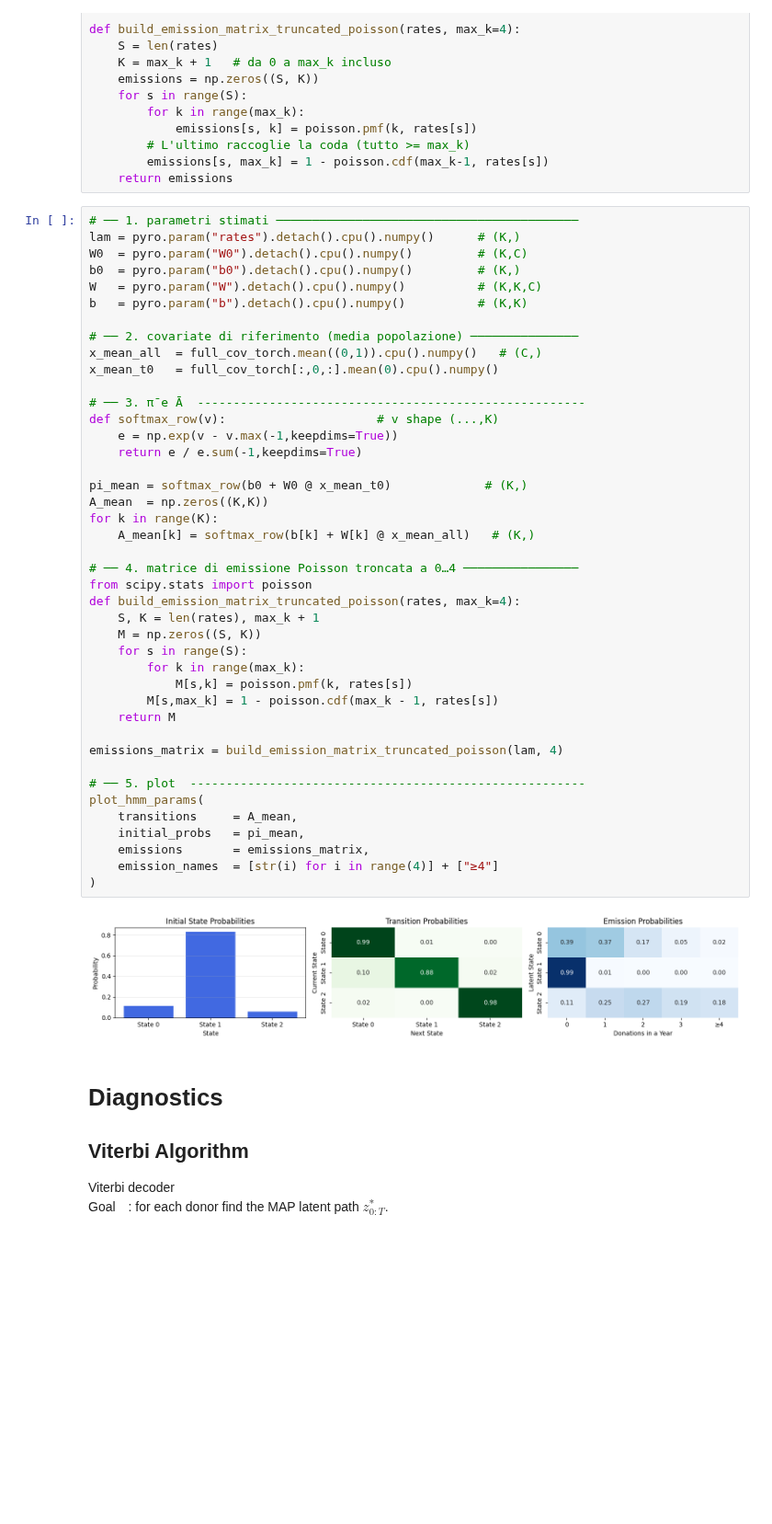
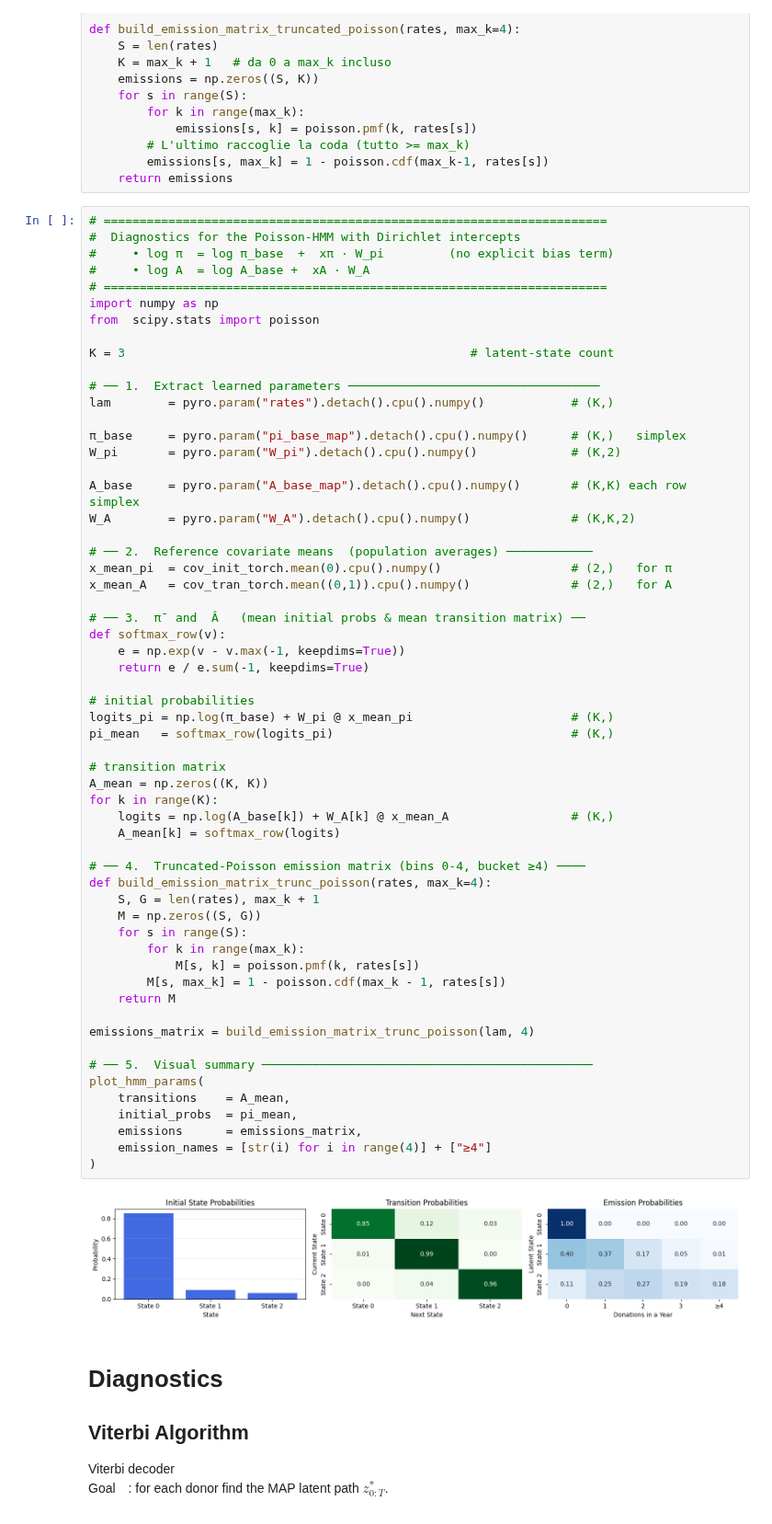
Before and after one commit to erikdeluca/Blood-Donors, a Jupyter notebook: Python/Bayesian HMM with covariates.ipynb, the cells around one changed output. Shown at 92% size. Drawn from its saved outputs; the diff is of its cells as text; blank space fills up the shorter version.

```diff
--- a/Python/Bayesian HMM with covariates.ipynb
+++ b/Python/Bayesian HMM with covariates.ipynb
@@ -324,49 +324,65 @@ def build_emission_matrix_truncated_poisson(rates, max_k=4):
         emissions[s, max_k] = 1 - poisson.cdf(max_k-1, rates[s])
     return emissions
 # %%
-# ── 1. parametri stimati ──────────────────────────────────────────
-lam = pyro.param("rates").detach().cpu().numpy()      # (K,)
-W0  = pyro.param("W0").detach().cpu().numpy()         # (K,C)
-b0  = pyro.param("b0").detach().cpu().numpy()         # (K,)
-W   = pyro.param("W").detach().cpu().numpy()          # (K,K,C)
-b   = pyro.param("b").detach().cpu().numpy()          # (K,K)
+# ======================================================================
+#  Diagnostics for the Poisson-HMM with Dirichlet intercepts
+#     • log π  = log π_base  +  xπ · W_pi         (no explicit bias term)
+#     • log A  = log A_base +  xA · W_A
+# ======================================================================
+import numpy as np
+from  scipy.stats import poisson
 
-# ── 2. covariate di riferimento (media popolazione) ───────────────
-x_mean_all  = full_cov_torch.mean((0,1)).cpu().numpy()   # (C,)
-x_mean_t0   = full_cov_torch[:,0,:].mean(0).cpu().numpy()
+K = 3                                                # latent-state count
 
-# ── 3. π̄ e Ā  ------------------------------------------------------
-def softmax_row(v):                     # v shape (...,K)
-    e = np.exp(v - v.max(-1,keepdims=True))
-    return e / e.sum(-1,keepdims=True)
+# ── 1.  Extract learned parameters ───────────────────────────────────
+lam        = pyro.param("rates").detach().cpu().numpy()            # (K,)
 
-pi_mean = softmax_row(b0 + W0 @ x_mean_t0)             # (K,)
-A_mean  = np.zeros((K,K))
+π_base     = pyro.param("pi_base_map").detach().cpu().numpy()      # (K,)   simplex
+W_pi       = pyro.param("W_pi").detach().cpu().numpy()             # (K,2)
+
+A_base     = pyro.param("A_base_map").detach().cpu().numpy()       # (K,K) each row simplex
+W_A        = pyro.param("W_A").detach().cpu().numpy()              # (K,K,2)
+
+# ── 2.  Reference covariate means  (population averages) ────────────
+x_mean_pi  = cov_init_torch.mean(0).cpu().numpy()                  # (2,)   for π
+x_mean_A   = cov_tran_torch.mean((0,1)).cpu().numpy()              # (2,)   for A
+
+# ── 3.  π̄  and  Â   (mean initial probs & mean transition matrix) ──
+def softmax_row(v):
+    e = np.exp(v - v.max(-1, keepdims=True))
+    return e / e.sum(-1, keepdims=True)
+
+# initial probabilities
+logits_pi = np.log(π_base) + W_pi @ x_mean_pi                      # (K,)
+pi_mean   = softmax_row(logits_pi)                                 # (K,)
+
+# transition matrix
+A_mean = np.zeros((K, K))
 for k in range(K):
-    A_mean[k] = softmax_row(b[k] + W[k] @ x_mean_all)   # (K,)
+    logits = np.log(A_base[k]) + W_A[k] @ x_mean_A                 # (K,)
+    A_mean[k] = softmax_row(logits)
 
-# ── 4. matrice di emissione Poisson troncata a 0…4 ────────────────
-from scipy.stats import poisson
-def build_emission_matrix_truncated_poisson(rates, max_k=4):
-    S, K = len(rates), max_k + 1
-    M = np.zeros((S, K))
+# ── 4.  Truncated-Poisson emission matrix (bins 0-4, bucket ≥4) ────
+def build_emission_matrix_trunc_poisson(rates, max_k=4):
+    S, G = len(rates), max_k + 1
+    M = np.zeros((S, G))
     for s in range(S):
         for k in range(max_k):
-            M[s,k] = poisson.pmf(k, rates[s])
-        M[s,max_k] = 1 - poisson.cdf(max_k - 1, rates[s])
+            M[s, k] = poisson.pmf(k, rates[s])
+        M[s, max_k] = 1 - poisson.cdf(max_k - 1, rates[s])
     return M
 
-emissions_matrix = build_emission_matrix_truncated_poisson(lam, 4)
+emissions_matrix = build_emission_matrix_trunc_poisson(lam, 4)
 
-# ── 5. plot  -------------------------------------------------------
+# ── 5.  Visual summary ──────────────────────────────────────────────
 plot_hmm_params(
-    transitions     = A_mean,
-    initial_probs   = pi_mean,
-    emissions       = emissions_matrix,
-    emission_names  = [str(i) for i in range(4)] + ["≥4"]
+    transitions    = A_mean,
+    initial_probs  = pi_mean,
+    emissions      = emissions_matrix,
+    emission_names = [str(i) for i in range(4)] + ["≥4"]
 )
 # %% [output]
-[figure, old version]
+[figure, new version]
 # %% [markdown]
 # Diagnostics
 
```
Also changed, not shown: parts of 15 cells of this notebook, 15 other files.
